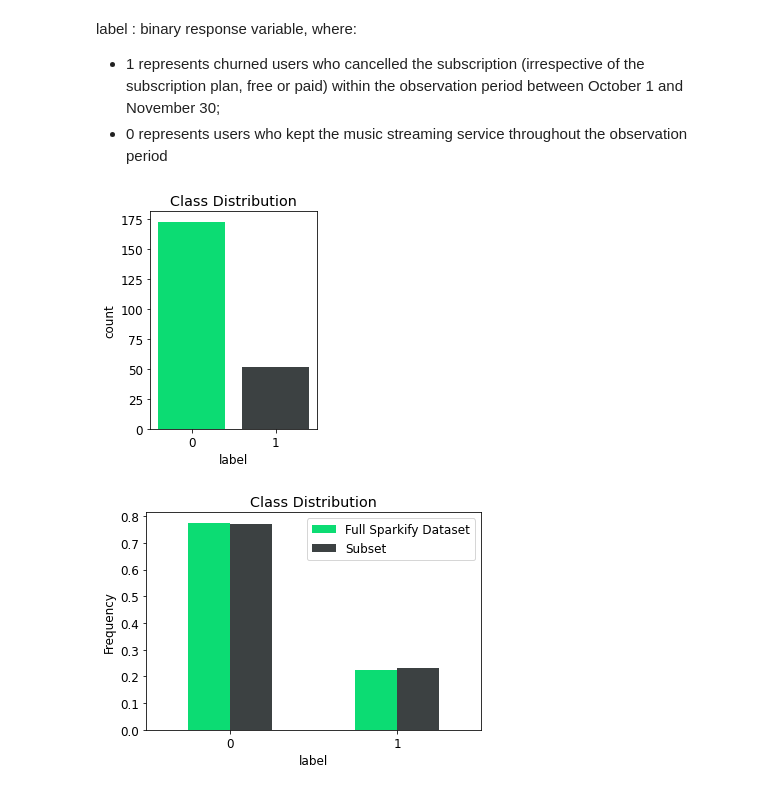
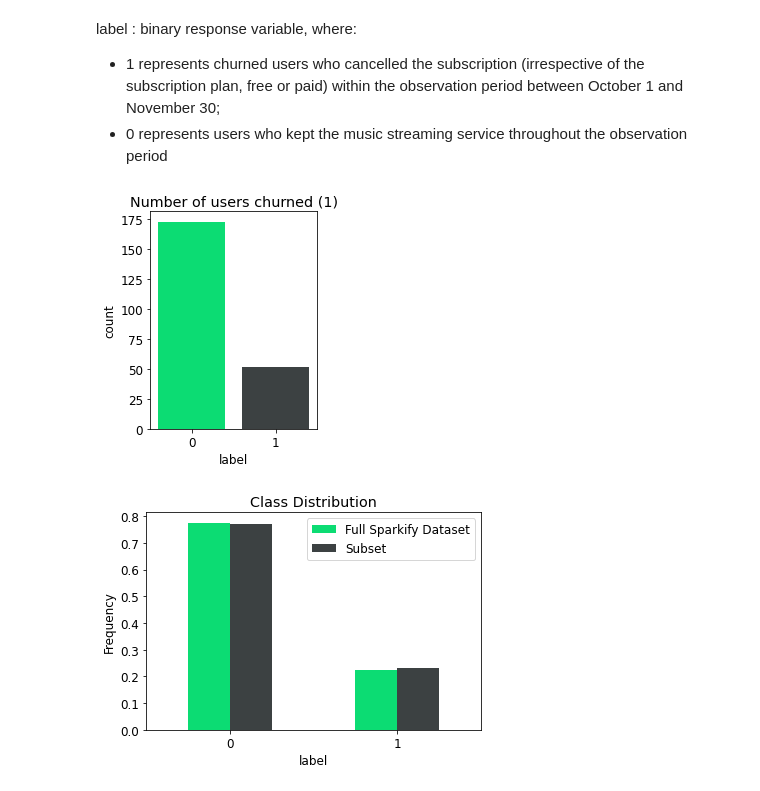
Before and after one commit to isakkabir/isakkabir-Customer-Churn-Prediction-Music-Streaming, a Jupyter notebook: CustomeChurnPrediction.ipynb, the cells around one changed output. Cells and saved outputs as stored; diff of their text form; code cells hidden in the pictures.

```diff
--- a/CustomeChurnPrediction.ipynb
+++ b/CustomeChurnPrediction.ipynb
@@ -902,13 +899,13 @@ df_user = df_user.withColumn('label', when(df_user.endstate == "Cancellation Con
 # %%
 # Distribution of the binary response variable in the analyzed dataset
 label_pd = df_user.groupby('label').count().toPandas()
 
 # Plot
 plt.rcParams['figure.figsize'] = (3,4)
 sns.barplot(x='label', y = 'count', data = label_pd, palette = palette, saturation = 1);
-plt.title('Class Distribution');
+plt.title('Number of users churned (1)');
 # %% [output]
-[figure, old version]
+[figure, new version]
 # %%
 # Similar ratio also on the full Sparkify dataset
 # Copied from notebook used on the CLUSTER:  [5003, 17274]
```
Also changed, not shown: parts of 2 cells of this notebook.
